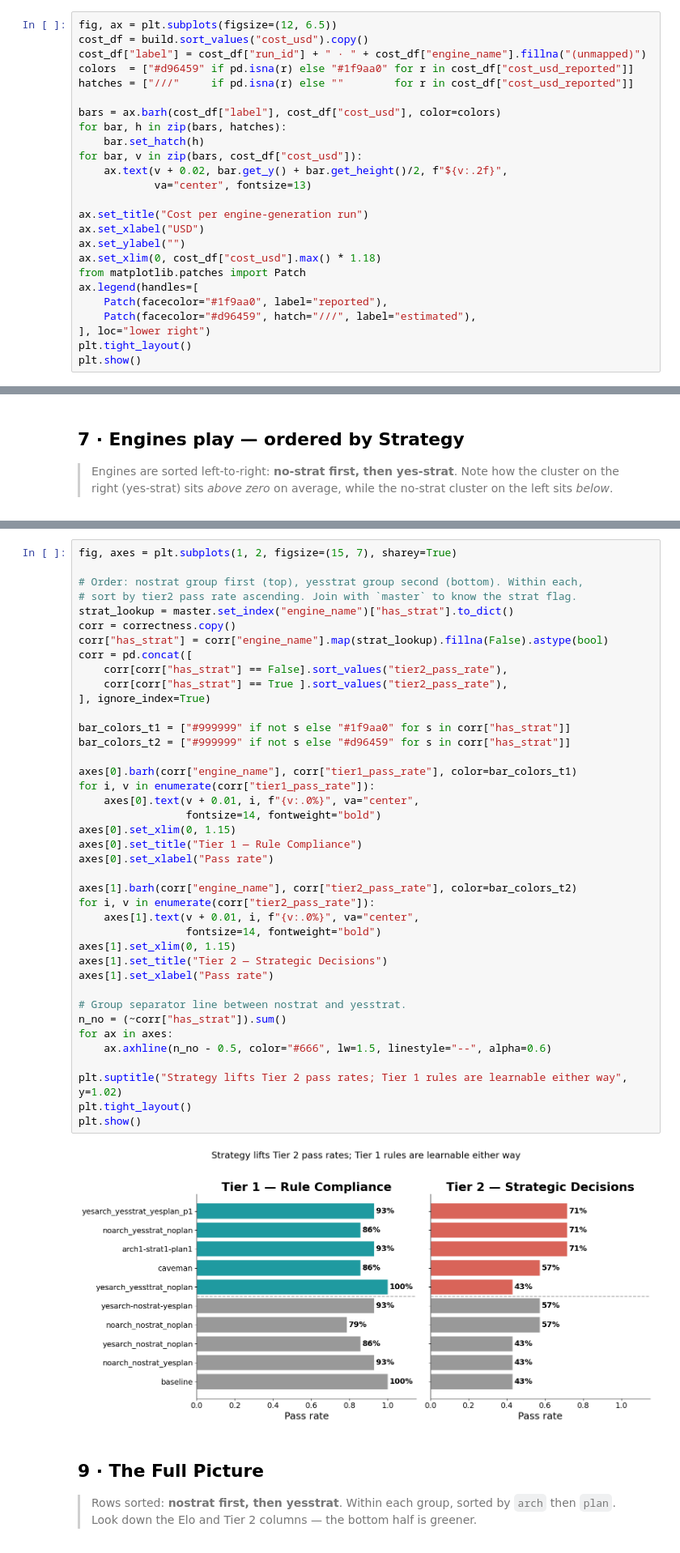
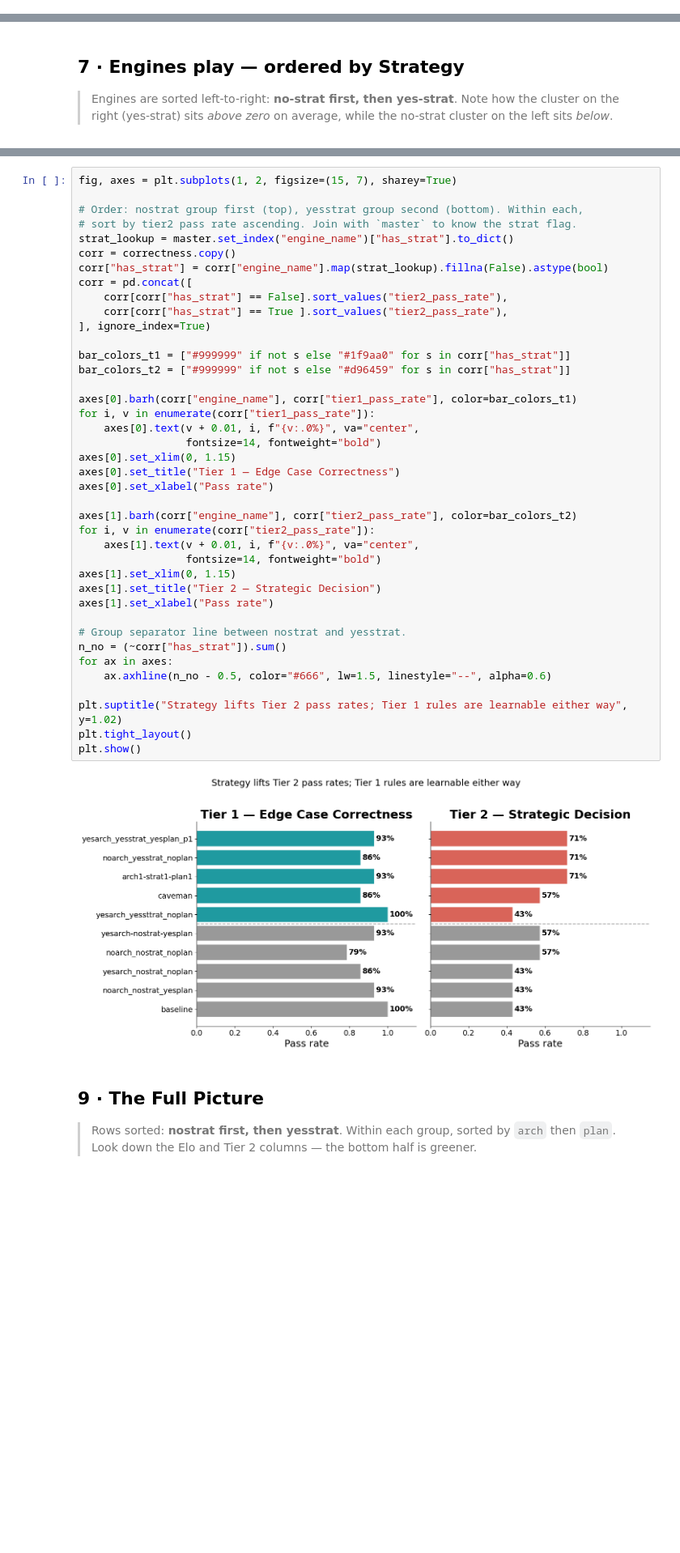
Before and after one commit to sbendre06/chess-engine-cubist, a Jupyter notebook: notebooks/presentation_companion.ipynb, the cells around one changed output, grey strips where cells are left out. Shown at 81% size. Drawn from its saved outputs; the diff is of its cells as text; blank space fills up the shorter version.

```diff
--- a/notebooks/presentation_companion.ipynb
+++ b/notebooks/presentation_companion.ipynb
@@ -358,25 +423,0 @@ plt.show()
-# %%
-fig, ax = plt.subplots(figsize=(12, 6.5))
-cost_df = build.sort_values("cost_usd").copy()
-cost_df["label"] = cost_df["run_id"] + " · " + cost_df["engine_name"].fillna("(unmapped)")
-colors  = ["#d96459" if pd.isna(r) else "#1f9aa0" for r in cost_df["cost_usd_reported"]]
-hatches = ["///"     if pd.isna(r) else ""        for r in cost_df["cost_usd_reported"]]
-
-bars = ax.barh(cost_df["label"], cost_df["cost_usd"], color=colors)
-for bar, h in zip(bars, hatches):
-    bar.set_hatch(h)
-for bar, v in zip(bars, cost_df["cost_usd"]):
-    ax.text(v + 0.02, bar.get_y() + bar.get_height()/2, f"${v:.2f}",
-            va="center", fontsize=13)
-
-ax.set_title("Cost per engine-generation run")
-ax.set_xlabel("USD")
-ax.set_ylabel("")
-ax.set_xlim(0, cost_df["cost_usd"].max() * 1.18)
-from matplotlib.patches import Patch
-ax.legend(handles=[
-    Patch(facecolor="#1f9aa0", label="reported"),
-    Patch(facecolor="#d96459", hatch="///", label="estimated"),
-], loc="lower right")
-plt.tight_layout()
-plt.show()
@@ -492,36 +531,36 @@ corr = pd.concat([
     corr[corr["has_strat"] == False].sort_values("tier2_pass_rate"),
     corr[corr["has_strat"] == True ].sort_values("tier2_pass_rate"),
 ], ignore_index=True)
 
 bar_colors_t1 = ["#999999" if not s else "#1f9aa0" for s in corr["has_strat"]]
 bar_colors_t2 = ["#999999" if not s else "#d96459" for s in corr["has_strat"]]
 
 axes[0].barh(corr["engine_name"], corr["tier1_pass_rate"], color=bar_colors_t1)
 for i, v in enumerate(corr["tier1_pass_rate"]):
     axes[0].text(v + 0.01, i, f"{v:.0%}", va="center",
                  fontsize=14, fontweight="bold")
 axes[0].set_xlim(0, 1.15)
-axes[0].set_title("Tier 1 — Rule Compliance")
+axes[0].set_title("Tier 1 — Edge Case Correctness")
 axes[0].set_xlabel("Pass rate")
 
 axes[1].barh(corr["engine_name"], corr["tier2_pass_rate"], color=bar_colors_t2)
 for i, v in enumerate(corr["tier2_pass_rate"]):
     axes[1].text(v + 0.01, i, f"{v:.0%}", va="center",
                  fontsize=14, fontweight="bold")
 axes[1].set_xlim(0, 1.15)
-axes[1].set_title("Tier 2 — Strategic Decisions")
+axes[1].set_title("Tier 2 — Strategic Decision")
 axes[1].set_xlabel("Pass rate")
 
 # Group separator line between nostrat and yesstrat.
 n_no = (~corr["has_strat"]).sum()
 for ax in axes:
     ax.axhline(n_no - 0.5, color="#666", lw=1.5, linestyle="--", alpha=0.6)
 
 plt.suptitle("Strategy lifts Tier 2 pass rates; Tier 1 rules are learnable either way", y=1.02)
 plt.tight_layout()
 plt.show()
 # %% [output]
-[figure, old version]
+[figure, new version]
 # %% [markdown]
 ## 9 · The Full Picture
 > Rows sorted: **nostrat first, then yesstrat**.
```
Also changed, not shown: parts of 9 cells of this notebook, 2 other files.
